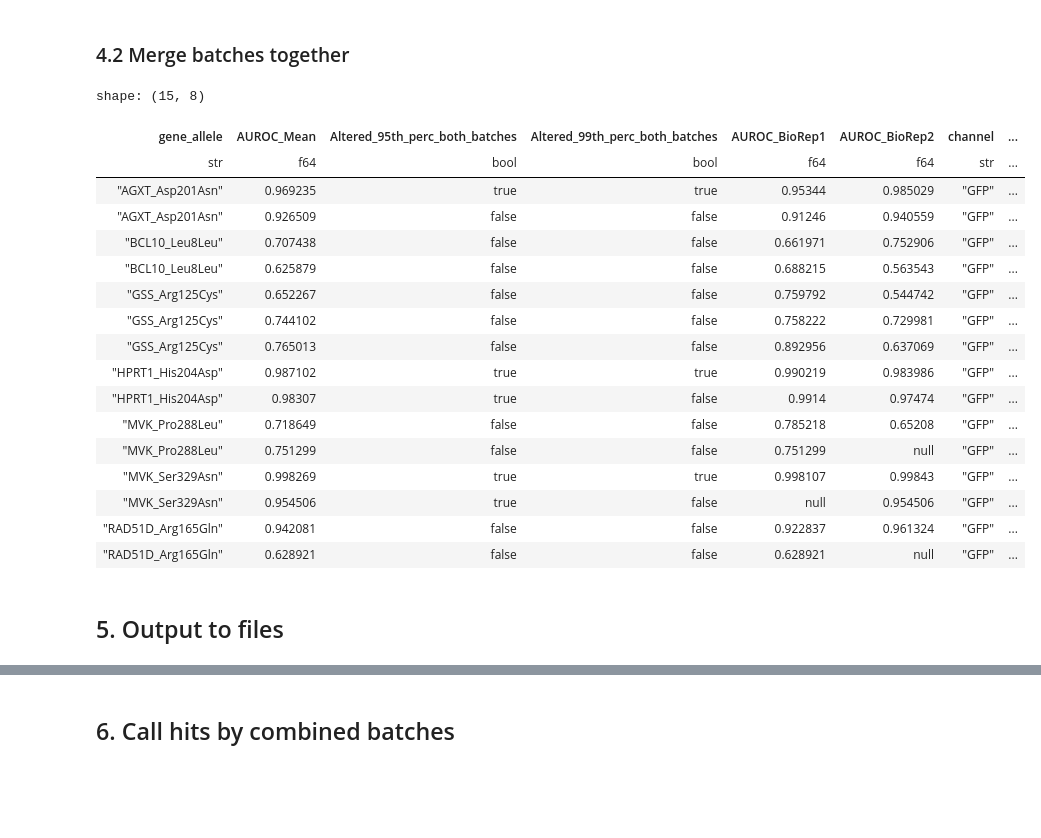
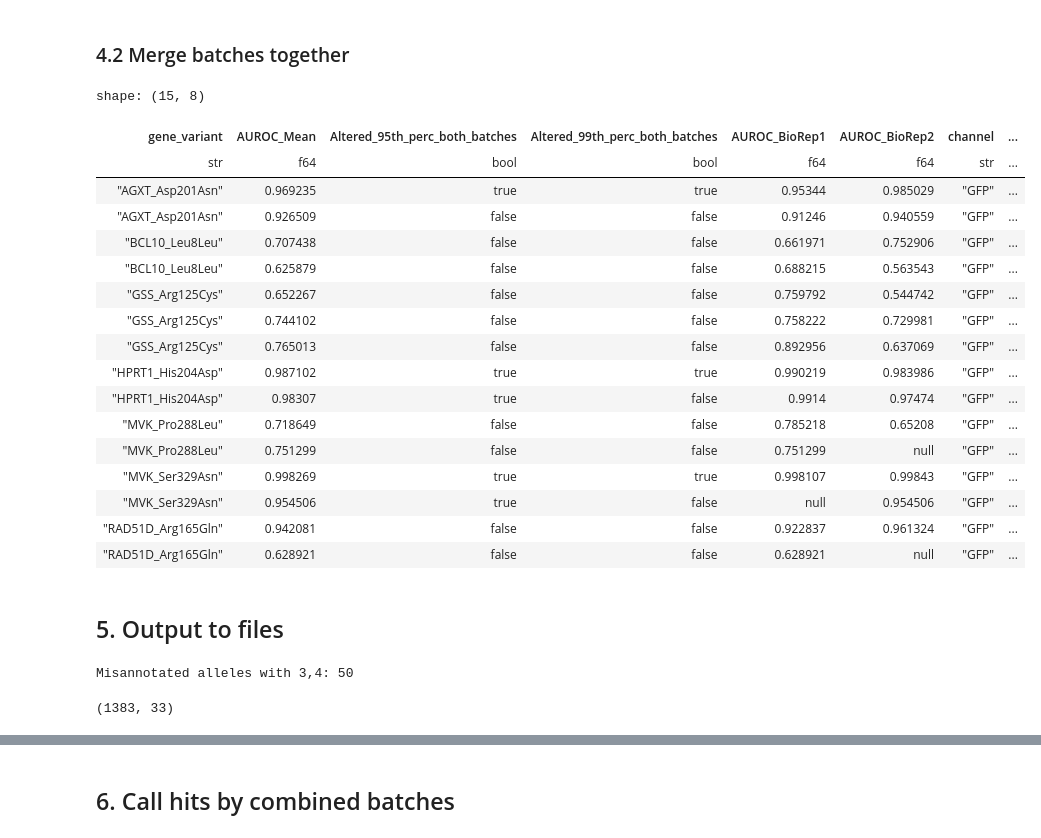
Before and after one commit to broadinstitute/2025_varchamp_snakemake, a Jupyter notebook: 3.downstream_analyses/scripts/3-1_classification_metrics.ipynb, the cells around one changed output, grey strips where cells are left out. Cells and saved outputs as stored; diff of their text form; code cells hidden in the pictures; blank space fills up the shorter version.

```diff
--- a/3.downstream_analyses/scripts/3-1_classification_metrics.ipynb
+++ b/3.downstream_analyses/scripts/3-1_classification_metrics.ipynb
@@ -690,11 +637,11 @@ for cell_change in ["GFP_ADJ"]+FEAT_SETS:
             # [pl.col(col).alias(f"AUROC_BioRep{idx+1}") for idx, col in enumerate(change_summ_auroc_cols)] +
             [pl.col(col).alias("_".join([col.split("_")[0],"9"+col.split("_9")[1][0]+"th_perc",col.split("_9")[1][2:]])) for idx, col in enumerate(change_summ_altered_cols)]
         ).rename(
-            {"allele_0": "gene_allele"}
+            {"allele_0": "gene_variant"}
         ).with_columns(
             pl.lit(cell_change).alias("channel"),
             pl.lit(bio_rep).alias("Metadata_Bio_Batch")
-        ).select(pl.col(["gene_allele","AUROC_Mean",
+        ).select(pl.col(["gene_variant","AUROC_Mean",
                          "Altered_95th_perc_both_batches",
                          "Altered_99th_perc_both_batches",
                          "AUROC_BioRep1","AUROC_BioRep2",
@@ -703,10 +650,10 @@ for cell_change in ["GFP_ADJ"]+FEAT_SETS:
 # %%
 change_summary_df_gfp = change_summary_df.filter(pl.col("channel")=="GFP")
 with pl.Config(set_tbl_rows=20):
-    display(change_summary_df_gfp.filter(change_summary_df_gfp.select(pl.col(["gene_allele"])).is_duplicated()).sort("gene_allele"))
+    display(change_summary_df_gfp.filter(change_summary_df_gfp.select(pl.col(["gene_variant"])).is_duplicated()).sort("gene_variant"))
 # %% [output]
 shape: (15, 8)
-| gene_allele | AUROC_Mean | Altered_95th_perc_both_batches | Altered_99th_perc_both_batches | AUROC_BioRep1 | AUROC_BioRep2 | channel | ... |
+| gene_variant | AUROC_Mean | Altered_95th_perc_both_batches | Altered_99th_perc_both_batches | AUROC_BioRep1 | AUROC_BioRep2 | channel | ... |
 | str | f64 | bool | bool | f64 | f64 | str | ... |
 | "AGXT_Asp201Asn" | 0.969235 | true | true | 0.95344 | 0.985029 | "GFP" | ... |
 | "AGXT_Asp201Asn" | 0.926509 | false | false | 0.91246 | 0.940559 | "GFP" | ... |
@@ -778,0 +735,10 @@ auroc_summary.write_csv(f"{CLASS_SUMMARY_DIR}/imaging_analyses_classification_su
+# %%
+auroc_summary_df = auroc_summary.filter(
+    ~pl.col("gene_variant").is_in(alleles_to_drop)
+).sort("AUROC_Mean_GFP","gene_variant")
+print(f"Misannotated alleles with 3,4:", len(alleles_to_drop))
+
+auroc_summary_df.shape
+# %% [output]
+Misannotated alleles with 3,4: 50
+(1383, 33)
```
Also changed, not shown: parts of 18 cells of this notebook, 56 other files.
